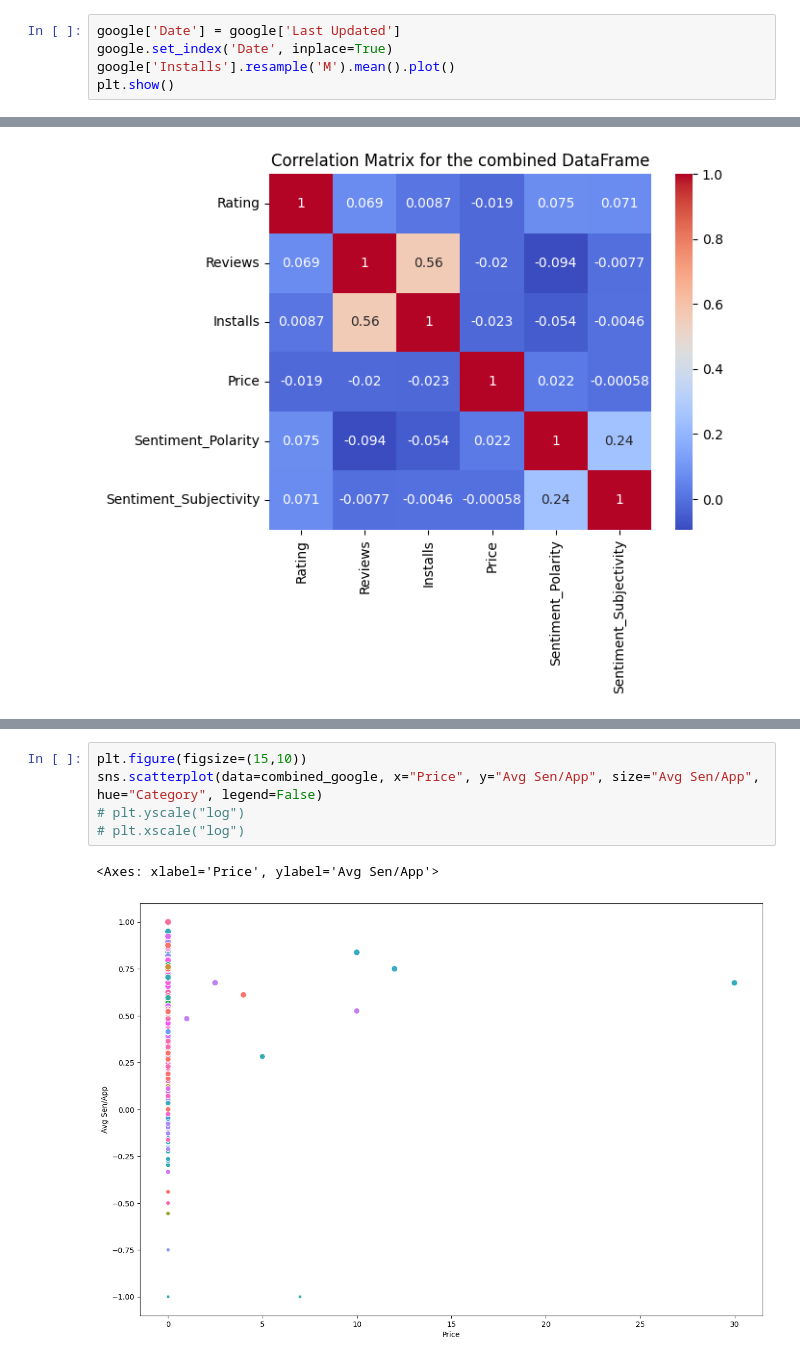
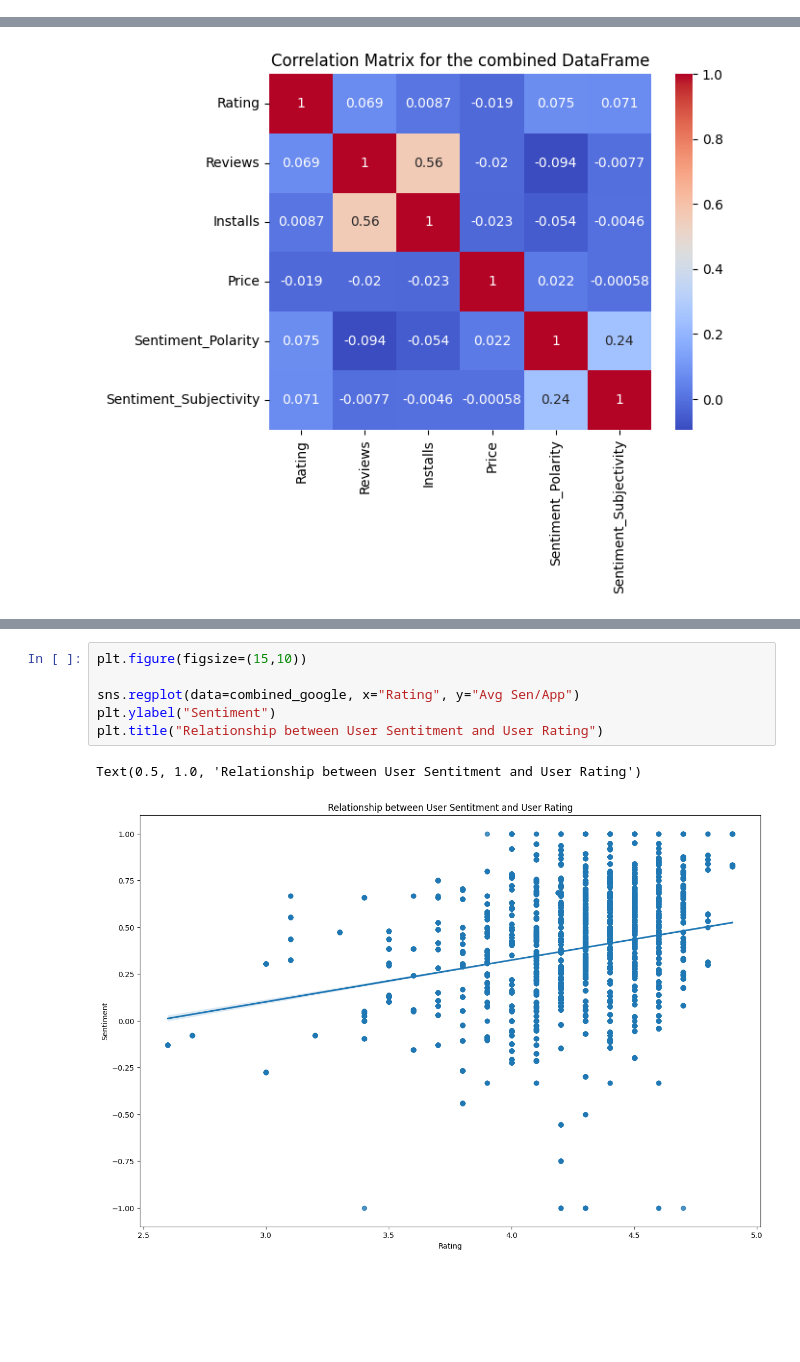
Before and after one commit to JackXLin/Google_Play_Store, a Jupyter notebook: google.ipynb, the cells around one changed output, grey strips where cells are left out. Cells and saved outputs as stored; diff of their text form; blank space fills up the shorter version.

```diff
--- a/google.ipynb
+++ b/google.ipynb
@@ -336,5 +312,0 @@ plt.show()
-# %%
-google['Date'] = google['Last Updated']
-google.set_index('Date', inplace=True)
-google['Installs'].resample('M').mean().plot()
-plt.show()
@@ -519,8 +479,9 @@ combined_google.sample(5)
 # %%
 plt.figure(figsize=(15,10))
-sns.scatterplot(data=combined_google, x="Price", y="Avg Sen/App", size="Avg Sen/App", hue="Category", legend=False)
-# plt.yscale("log")
-# plt.xscale("log")
+
+sns.regplot(data=combined_google, x="Rating", y="Avg Sen/App")
+plt.ylabel("Sentiment")
+plt.title("Relationship between User Sentitment and User Rating")
 # %% [output]
-<Axes: xlabel='Price', ylabel='Avg Sen/App'>
+Text(0.5, 1.0, 'Relationship between User Sentitment and User Rating')
-[figure, old version]
+[figure, new version]
```
Also changed, not shown: parts of 25 cells of this notebook.
